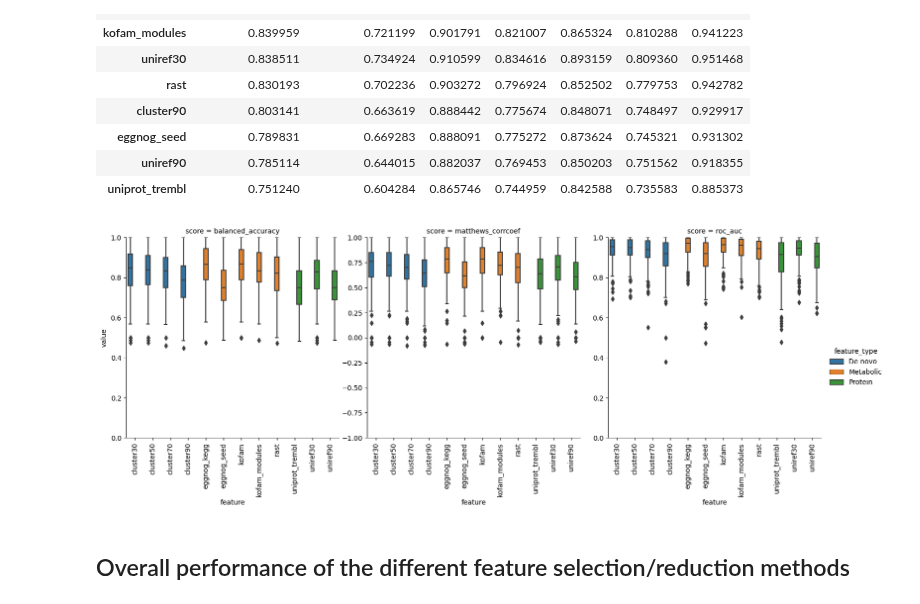
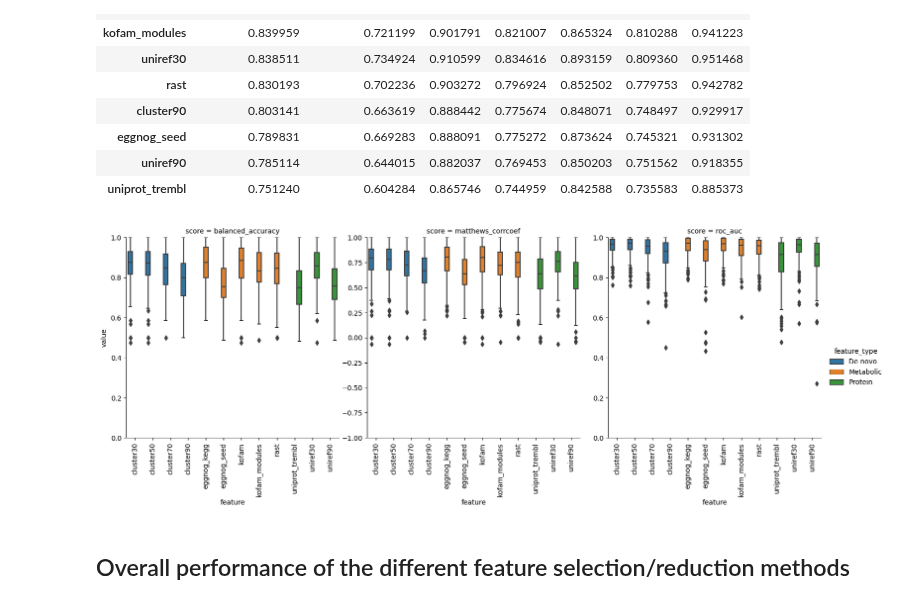
Before and after one commit to kbasecollaborations/trait-prediction, a Jupyter notebook: notebooks/biolog/poster_singledata_aggregate.ipynb, the cells around one changed output. Saved outputs shown, nothing was run; the diff lists cells and outputs as text; code cells hidden in the pictures.

```diff
--- a/notebooks/biolog/poster_singledata_aggregate.ipynb
+++ b/notebooks/biolog/poster_singledata_aggregate.ipynb
@@ -128,22 +128,22 @@ def group_feature(feature: str) -> str:
 # %%
 # Use full data for the plot
 cols = score_columns + ["feature"]
 plot_data = (
     cv_scores_df
-    .loc[cv_scores_df.run_id == "biolog", cols]
+    .loc[cv_scores_df.run_id == "biolog_mutual_info_1000", cols]
     .melt(id_vars="feature", value_vars=score_columns, var_name="score", value_name="value")
 )
 plot_data = plot_data[plot_data.score.isin(["balanced_accuracy", "matthews_corrcoef", "roc_auc"])]
 plot_data["feature_type"] = plot_data.feature.apply(group_feature)
 g = sns.catplot(data=plot_data, x="feature", y="value", col="score", hue="feature_type", kind="box", col_wrap=3, sharey=False, sharex=True)
 for i, ax in enumerate(g.axes.flat):
     ax.tick_params(axis='x', rotation=90, which="both");
     if i == 1:
         ax.set_ylim(-1, 1)
     else:
         ax.set_ylim(0, 1)
 # %% [output]
-[figure, old version]
+[figure, new version]
 # %% [markdown]
 ## Overall performance of the different feature selection/reduction methods
 # %% [markdown]
```
Also changed, not shown: parts of 3 cells of this notebook, 4 other files.
